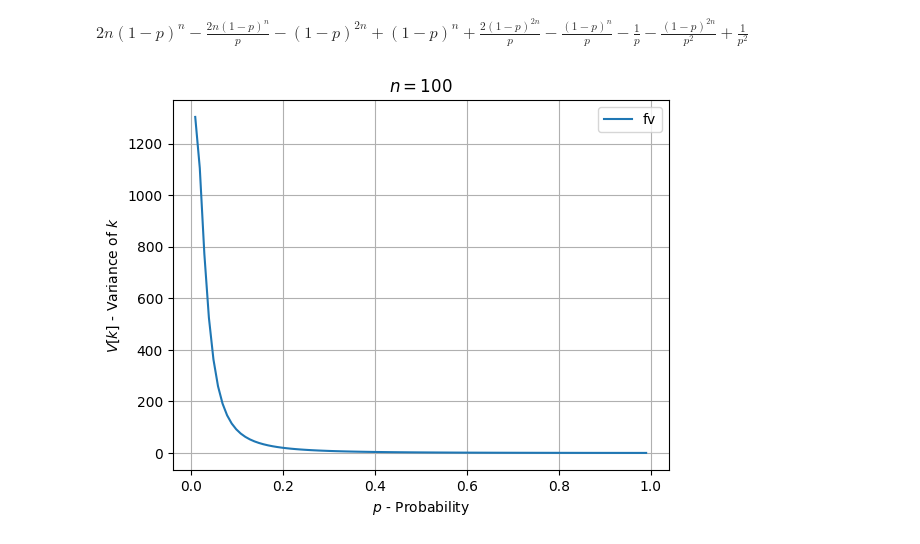
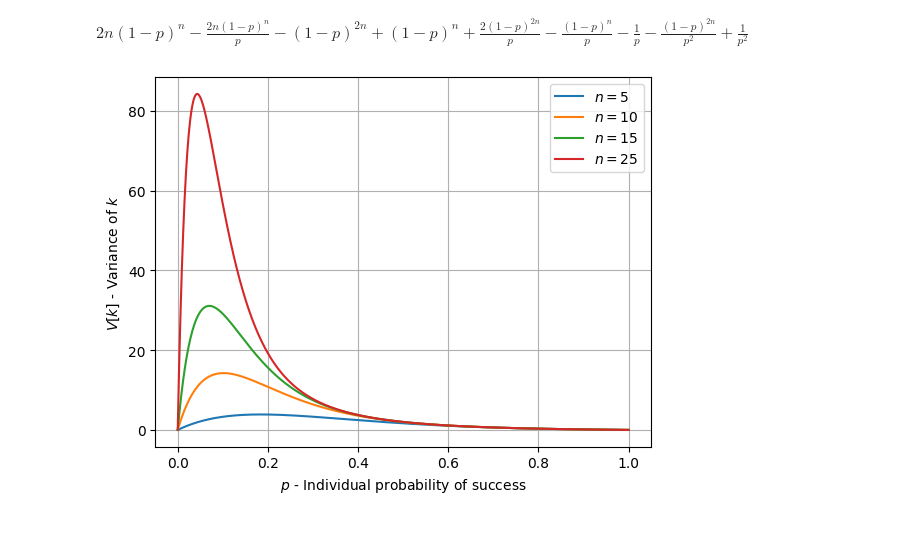
Before and after one commit to nunofachada/latas_probability, a Jupyter notebook: simplify.ipynb, the cells around one changed output. Saved outputs shown, nothing was run; the diff lists cells and outputs as text; code cells hidden in the pictures.

```diff
--- a/simplify.ipynb
+++ b/simplify.ipynb
@@ -43,6 +63,5 @@ $\displaystyle n + \frac{p + \left(1 - p\right)^{n + 1} - 1}{p}$
 # %%
-f4s = summation(k * pmf, (k, 0, n))
-f4 = simplify(f4s)
-f4
+ev = summation(k * pmf, (k, 0, n))
+simplify(ev)
 # %% [output]
 $\displaystyle n - \left(1 - p\right)^{n} + 1 + \frac{\left(1 - p\right)^{n}}{p} - \frac{1}{p}$
@@ -71,15 +68,13 @@ print(fun4(_p, _n))
+# %%
+ev_l = lambdify((p, n), ev)
+ev_lv = np.vectorize(ev_l, excluded=['n'])
 # %%
-#plot(f2.subs(N, 100), (p, 0.1, 0.9)) #, ylim=(0, 100))
-
-ps = np.linspace(0.001,0.999,1000)
+_ps = np.linspace(0.001,0.999,1000)
 fig, ax = plt.subplots()
-ax.plot(ps, fun1v(ps, _n), label='f1')
-ax.plot(ps, fun2v(ps, _n), label='f2')
-ax.plot(ps, fun3v(ps, _n), label='f3')
-ax.plot(ps, fun4v(ps, _n), label='f4')
+for _ni in _ns:
+    ax.plot(_ps, ev_lv(_ps, _ni), label=f"$n={_ni}$")
 ax.legend()
-ax.set_xlabel("$p$ - Probability")
+ax.set_xlabel("$p$ - Individual probability of success")
 ax.set_ylabel("$E[k]$ - Expected value of $k$")
-ax.set_title(f"$n={_n}$")
 ax.grid()
 # %% [output]
@@ -87,6 +82,6 @@ ax.grid()
 # %%
 # Variance
-fv = summation((k**2)*p*(1-p)**(n-k), (k, 0, n))-f4s**2
+fv = summation((k**2)*p*(1-p)**(n-k), (k, 0, n))-ev**2
 fv
 # %% [output]
 $\displaystyle - \frac{\left(n p - p \left(1 - p\right)^{n} + p + \left(1 - p\right)^{n} - 1\right)^{2}}{p^{2}} + \frac{n^{2} p^{2} + 2 n p^{2} - 2 n p - p^{2} \left(1 - p\right)^{n} + p^{2} + 3 p \left(1 - p\right)^{n} - 3 p - 2 \left(1 - p\right)^{n} + 2}{p^{2}}$
@@ -95,21 +90,17 @@ simplify(fv)
 # %% [output]
 $\displaystyle 2 n \left(1 - p\right)^{n} - \frac{2 n \left(1 - p\right)^{n}}{p} - \left(1 - p\right)^{2 n} + \left(1 - p\right)^{n} + \frac{2 \left(1 - p\right)^{2 n}}{p} - \frac{\left(1 - p\right)^{n}}{p} - \frac{1}{p} - \frac{\left(1 - p\right)^{2 n}}{p^{2}} + \frac{1}{p^{2}}$
 # %%
-fvl = lambdify((p, n), fv)
+fv_l = lambdify((p, n), fv)
 
-#fvl(0.5, 10)
-fvv = np.vectorize(fvl, excluded=['n', 'k'])
-#_n = 2
-ps = np.linspace(0.01,0.99,100)
+fv_lv = np.vectorize(fv_l, excluded=['n', 'k'])
+ps = np.linspace(0.00001, 1, 1000)
 fig, ax = plt.subplots()
-ax.plot(ps, fvv(ps, _n), label='fv')
-#ax.plot(ps, -(ps-0.5)**2+0.25, label='mine')
-#ax.plot(ps, -np.power(fun2v(ps, N_), 2), label='EV^2')
-ax.set_xlabel("$p$ - Probability")
+for _ni in _ns:
+    ax.plot(ps, fv_lv(ps, _ni), label=f"$n={_ni}$")
+ax.set_xlabel("$p$ - Individual probability of success")
 ax.set_ylabel("$V[k]$ - Variance of $k$")
-ax.set_title(f"$n={_n}$")
 
 ax.legend()
 ax.grid()
 # %% [output]
-[figure, old version]
+[figure, new version]
```
Also changed, not shown: parts of 14 cells of this notebook.
